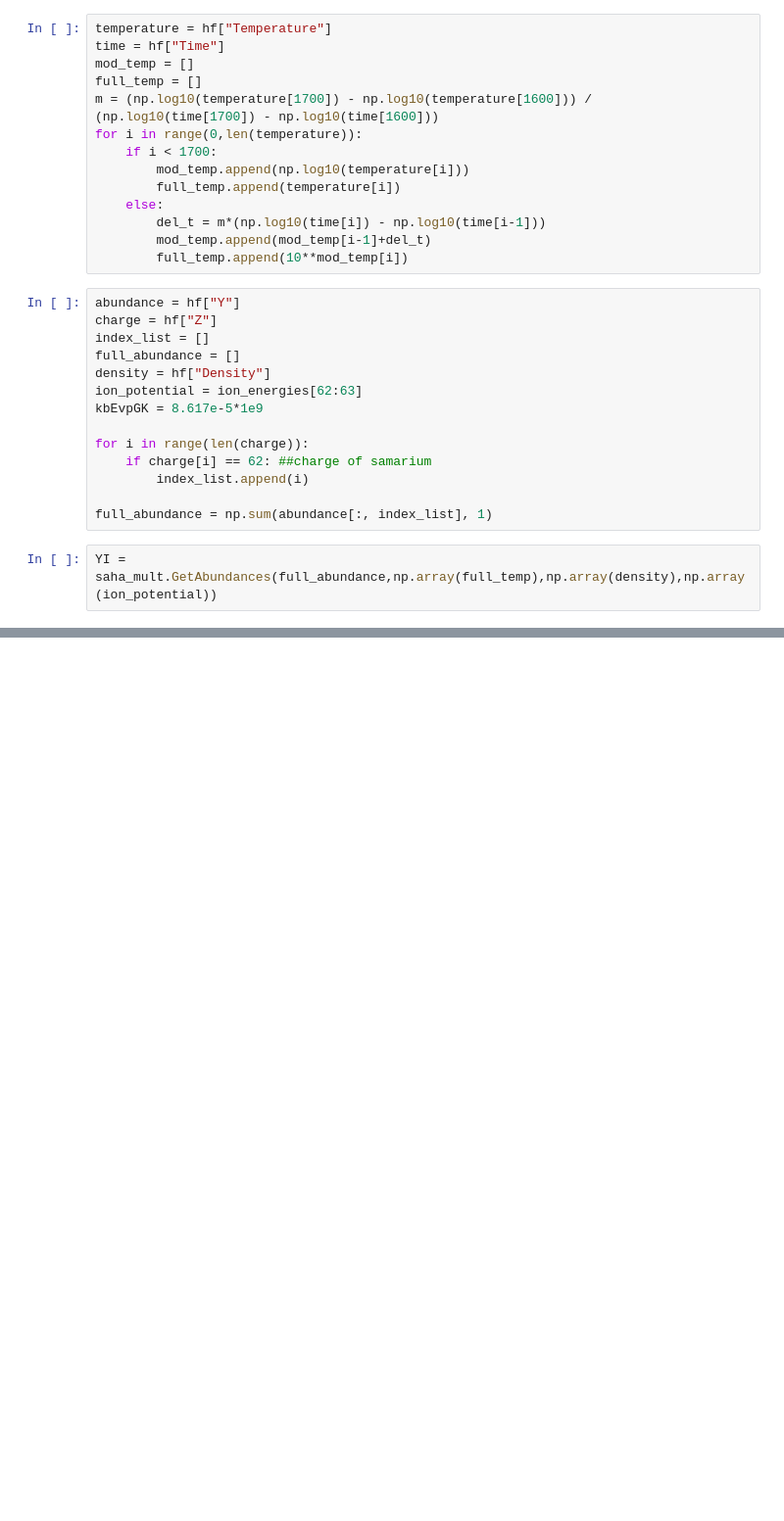
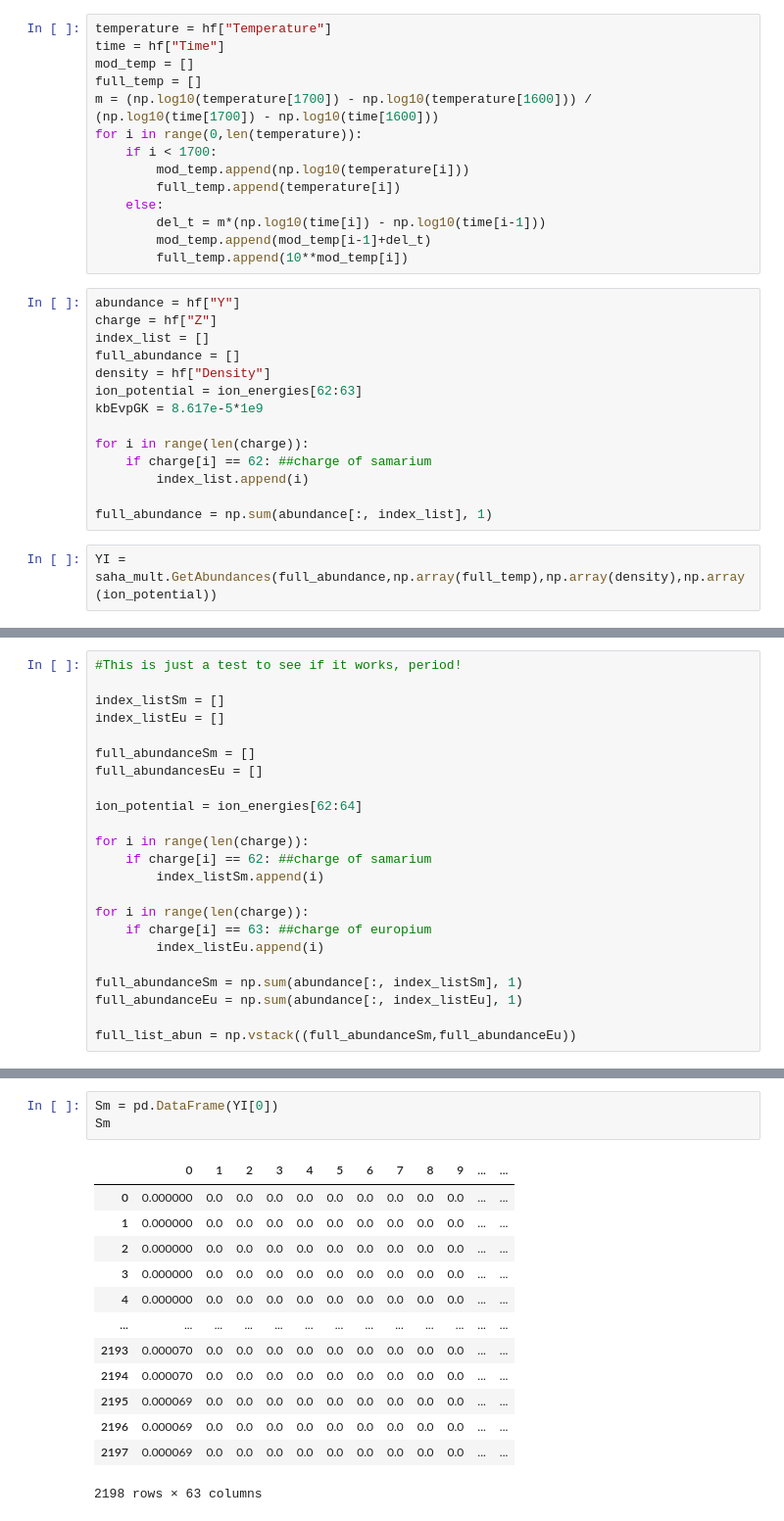
Before and after one commit to PranavNalamwar/R-process_Mergers, a Jupyter notebook: Abundance_Calculations/Multiple Elements Scenario.ipynb, the cells around one changed output, grey strips where cells are left out. Shown: that part at 98% size. Cells and saved outputs as stored; diff of their text form; blank space fills up the shorter version.

```diff
--- a/Abundance_Calculations/Multiple Elements Scenario.ipynb
+++ b/Abundance_Calculations/Multiple Elements Scenario.ipynb
@@ -198,0 +175,23 @@ Y.head(50)
+# %%
+#This is just a test to see if it works, period!
+
+index_listSm = []
+index_listEu = []
+
+full_abundanceSm = []
+full_abundancesEu = []
+
+ion_potential = ion_energies[62:64]
+
+for i in range(len(charge)):
+    if charge[i] == 62: ##charge of samarium
+        index_listSm.append(i)
+
+for i in range(len(charge)):
+    if charge[i] == 63: ##charge of europium
+        index_listEu.append(i)
+
+full_abundanceSm = np.sum(abundance[:, index_listSm], 1)
+full_abundanceEu = np.sum(abundance[:, index_listEu], 1)
+
+full_list_abun = np.vstack((full_abundanceSm,full_abundanceEu))
@@ -198,0 +240,17 @@ Y.head(50)
+# %%
+Sm = pd.DataFrame(YI[0])
+Sm
+# %% [output]
+|  | 0 | 1 | 2 | 3 | 4 | 5 | 6 | 7 | 8 | 9 | ... | ... |
+| 0 | 0.000000 | 0.0 | 0.0 | 0.0 | 0.0 | 0.0 | 0.0 | 0.0 | 0.0 | 0.0 | ... | ... |
+| 1 | 0.000000 | 0.0 | 0.0 | 0.0 | 0.0 | 0.0 | 0.0 | 0.0 | 0.0 | 0.0 | ... | ... |
+| 2 | 0.000000 | 0.0 | 0.0 | 0.0 | 0.0 | 0.0 | 0.0 | 0.0 | 0.0 | 0.0 | ... | ... |
+| 3 | 0.000000 | 0.0 | 0.0 | 0.0 | 0.0 | 0.0 | 0.0 | 0.0 | 0.0 | 0.0 | ... | ... |
+| 4 | 0.000000 | 0.0 | 0.0 | 0.0 | 0.0 | 0.0 | 0.0 | 0.0 | 0.0 | 0.0 | ... | ... |
+| ... | ... | ... | ... | ... | ... | ... | ... | ... | ... | ... | ... | ... |
+| 2193 | 0.000070 | 0.0 | 0.0 | 0.0 | 0.0 | 0.0 | 0.0 | 0.0 | 0.0 | 0.0 | ... | ... |
+| 2194 | 0.000070 | 0.0 | 0.0 | 0.0 | 0.0 | 0.0 | 0.0 | 0.0 | 0.0 | 0.0 | ... | ... |
+| 2195 | 0.000069 | 0.0 | 0.0 | 0.0 | 0.0 | 0.0 | 0.0 | 0.0 | 0.0 | 0.0 | ... | ... |
+| 2196 | 0.000069 | 0.0 | 0.0 | 0.0 | 0.0 | 0.0 | 0.0 | 0.0 | 0.0 | 0.0 | ... | ... |
+| 2197 | 0.000069 | 0.0 | 0.0 | 0.0 | 0.0 | 0.0 | 0.0 | 0.0 | 0.0 | 0.0 | ... | ... |
+2198 rows × 63 columns
```
Also changed, not shown: parts of 6 cells of this notebook.
